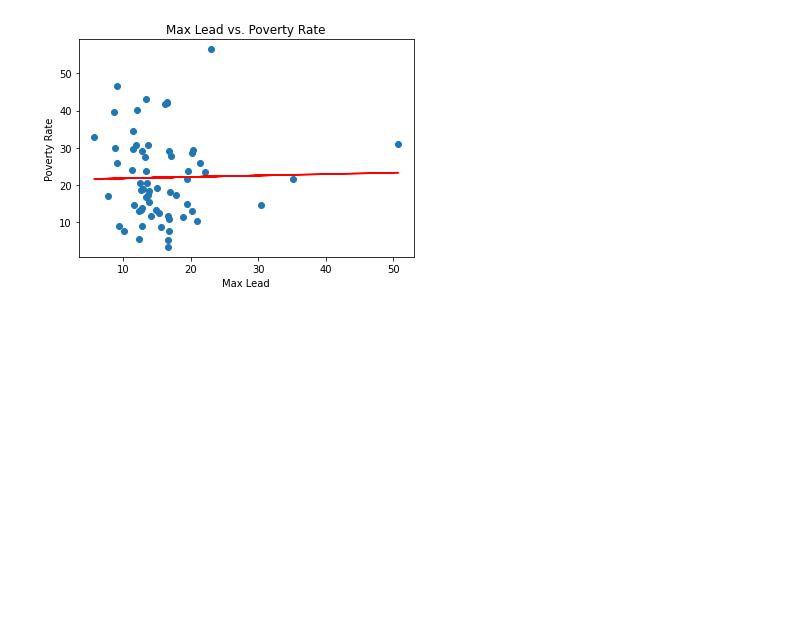
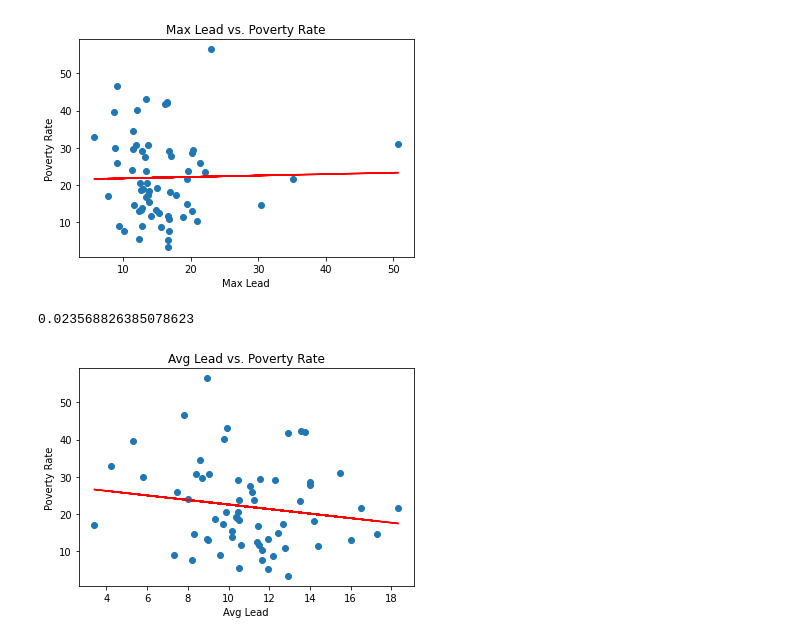
Before and after one commit to Environmental-Research-Group/data_analysis_22_23, a Jupyter notebook: kevinlin/intro.ipynb, the cells around one changed output. Cells and saved outputs as stored; diff of their text form; code cells hidden in the pictures; blank space fills up the shorter version.

Commit message:
Add basic analysis graphs

```diff
--- a/kevinlin/intro.ipynb
+++ b/kevinlin/intro.ipynb
@@ -436,3 +436,8 @@ regplot(df["max_draw"], df["PERCENT HOUSEHOLDS BELOW POVERTY"], "Max Lead", "Pov
 # %% [output]
 0.00046768296538501897
 [figure]
+# %%
+regplot(df["avg draws"], df["PERCENT HOUSEHOLDS BELOW POVERTY"], "Avg Lead", "Poverty Rate", "Avg Lead vs. Poverty Rate", "leadD_poverty.png")
+# %% [output]
+0.023568826385078623
+[figure, added]
```
Also changed, not shown: 1 other file.
